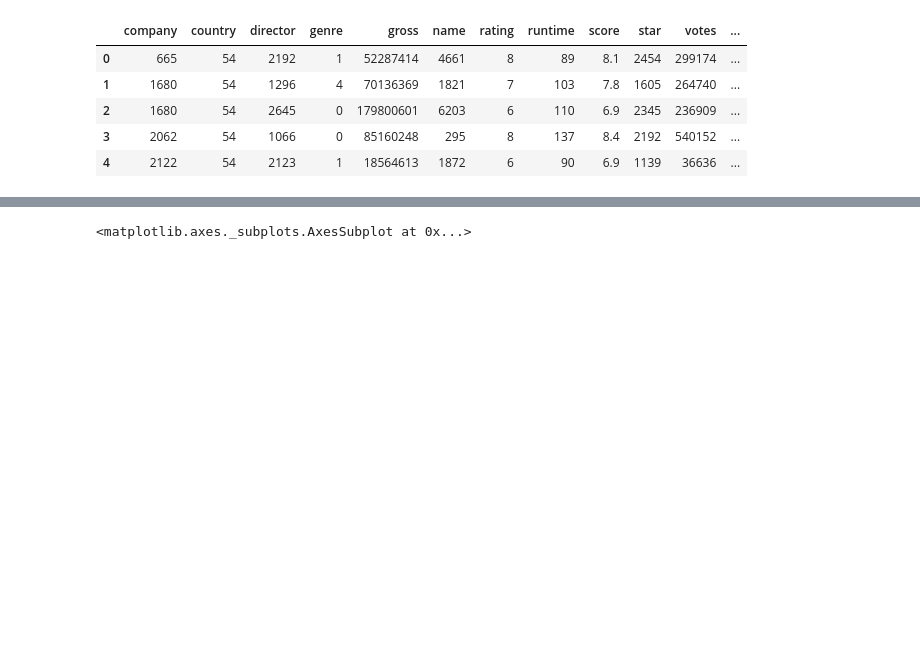
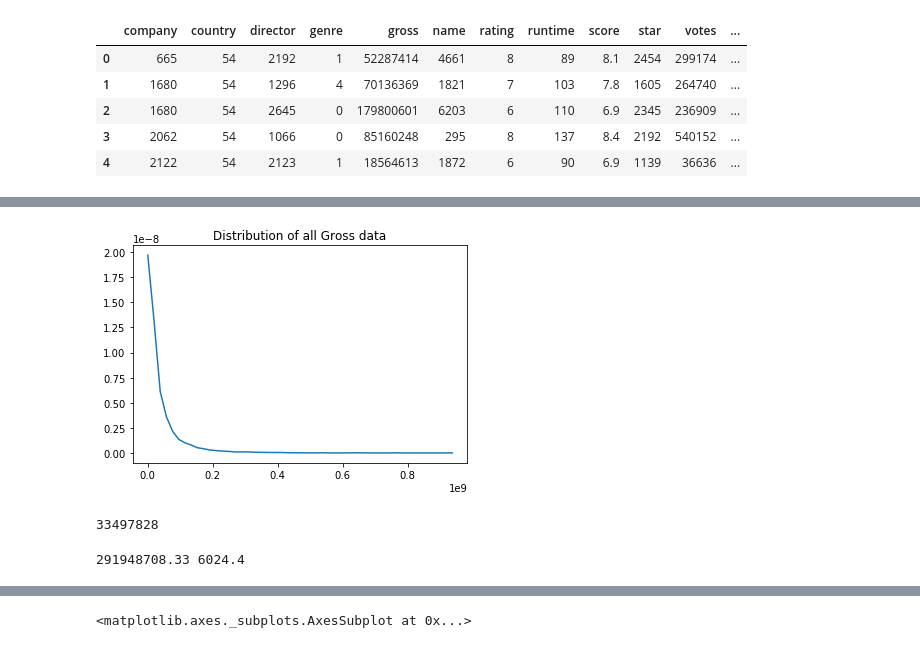
Before and after one commit to aidanpirish/filmjamz, a Jupyter notebook: Jamz/Jamz.ipynb, the cells around one changed output, grey strips where cells are left out. Cells and saved outputs as stored; diff of their text form; code cells hidden in the pictures; blank space fills up the shorter version.

```diff
--- a/Jamz/Jamz.ipynb
+++ b/Jamz/Jamz.ipynb
@@ -95,0 +104,35 @@ regressif_rate for RandomForestRegressor : 0.923754
+# %%
+from scipy.stats.kde import gaussian_kde
+def kde_plot(x):
+    kde = gaussian_kde(x)
+    positions = np.linspace(x.min(), x.max())
+    smoothed = kde(positions)
+    plt.plot(positions, smoothed)
+
+def kde_values(x):
+    kde = gaussian_kde(x)
+    positions = np.linspace(x.min(), x.max())
+    smoothed = kde(positions)
+    return positions, smoothed
+# %%
+dis=df['gross']
+dis=dis.dropna()
+kde_plot(dis)
+plt.title("Distribution of all Gross data")
+plt.show()
+# %% [output]
+[figure, added]
+# %%
+averagegross = 0
+count = 0
+for i in df['gross']:
+    averagegross += i
+    count += 1
+averagegross = averagegross/count
+print averagegross
+# %% [output]
+33497828
+# %%
+print x.quantile(0.99), x.quantile(0.01)
+# %% [output]
+291948708.33 6024.4
```
Also changed, not shown: parts of 10 cells of this notebook, 1 other file.
